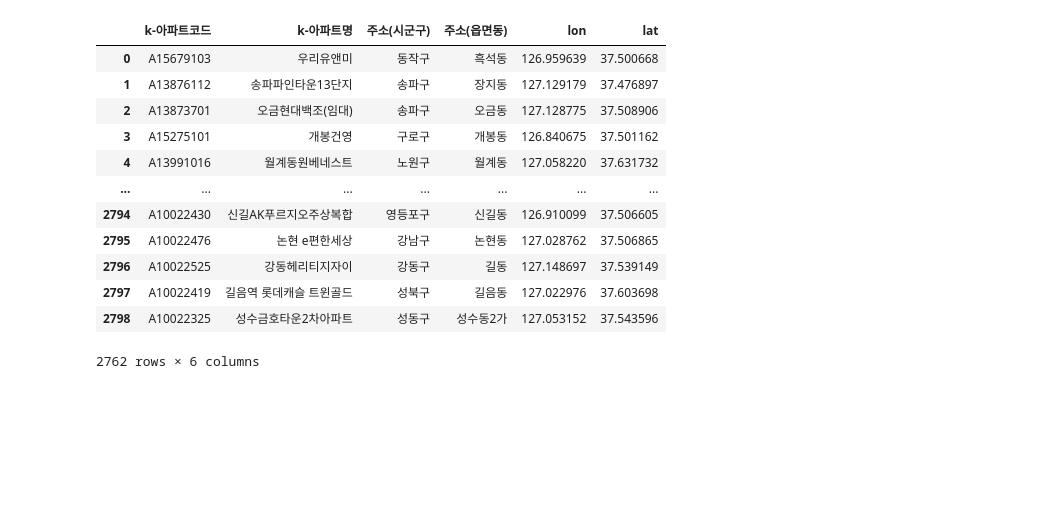
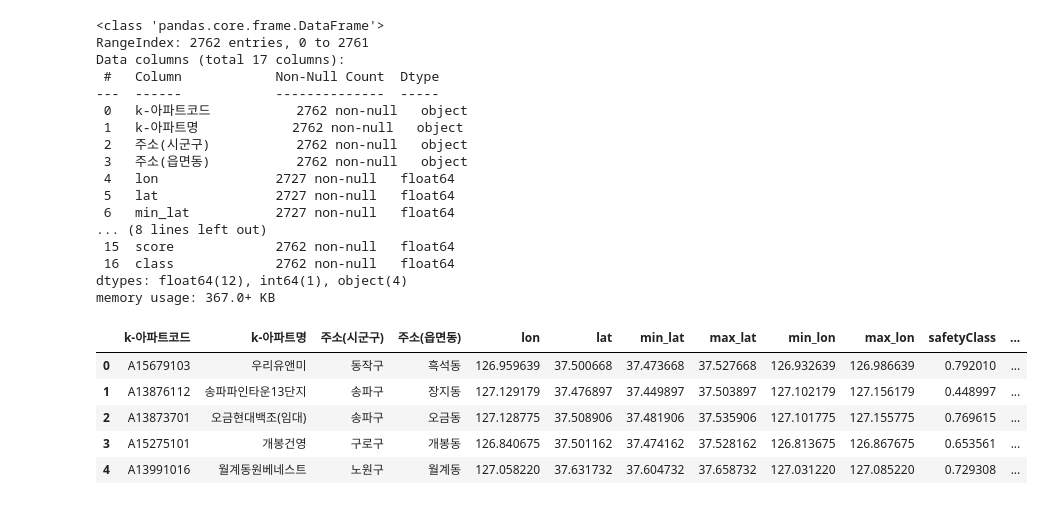
Before and after one commit to fenpon/Machine-Learning-Project1, a Jupyter notebook: mainModel.ipynb, the cells around one changed output. Cells and saved outputs as stored; diff of their text form; code cells hidden in the pictures; blank space fills up the shorter version.

```diff
--- a/mainModel.ipynb
+++ b/mainModel.ipynb
@@ -1,23 +1,43 @@
 # %%
 import pandas as pd
 import numpy as np
+# %%
+aparts = pd.read_csv('./export/safety/apartSafetyTrained.csv')
+aparts.info()
+# %% [output]
+<class 'pandas.core.frame.DataFrame'>
+RangeIndex: 2762 entries, 0 to 2761
+Data columns (total 17 columns):
+ #   Column            Non-Null Count  Dtype
+---  ------            --------------  -----
+ 0   k-아파트코드           2762 non-null   object
+ 1   k-아파트명            2762 non-null   object
+ 2   주소(시군구)           2762 non-null   object
+ 3   주소(읍면동)           2762 non-null   object
+ 4   lon               2727 non-null   float64
+ 5   lat               2727 non-null   float64
+ 6   min_lat           2727 non-null   float64
+... (8 lines left out)
+ 15  score             2762 non-null   float64
+ 16  class             2762 non-null   float64
+dtypes: float64(12), int64(1), object(4)
+memory usage: 367.0+ KB
 # %%
-aparts = pd.read_csv('./data/aparts.csv')
-aparts = aparts[aparts['주소(시도)k-apt주소split'] == '서울'][['k-아파트코드','k-아파트명','주소(시군구)','주소(읍면동)','좌표X','좌표Y']]
+
+
+aparts = aparts[['k-아파트코드','k-아파트명','주소(시군구)','주소(읍면동)',
+                 'lon','lat','min_lat','max_lat','min_lon','max_lon',
+                 'score','class']]
+
 aparts = aparts.drop_duplicates(subset='k-아파트코드') # 중복 아파트 제거
-aparts = aparts.rename(columns={'좌표X': 'lon', '좌표Y': 'lat'})
-aparts
+aparts = aparts.rename(columns={'class': 'safetyClass','score':'safetyClass'})
+#안전 등급은 이미 평가가 되어있다.
+#safetymodel.ipynb 에서 생성됨.
+aparts.head()
 # %% [output]
-|  | k-아파트코드 | k-아파트명 | 주소(시군구) | 주소(읍면동) | lon | lat |
-| 0 | A15679103 | 우리유앤미 | 동작구 | 흑석동 | 126.959639 | 37.500668 |
-| 1 | A13876112 | 송파파인타운13단지 | 송파구 | 장지동 | 127.129179 | 37.476897 |
-| 2 | A13873701 | 오금현대백조(임대) | 송파구 | 오금동 | 127.128775 | 37.508906 |
-| 3 | A15275101 | 개봉건영 | 구로구 | 개봉동 | 126.840675 | 37.501162 |
-| 4 | A13991016 | 월계동원베네스트 | 노원구 | 월계동 | 127.058220 | 37.631732 |
-| ... | ... | ... | ... | ... | ... | ... |
-| 2794 | A10022430 | 신길AK푸르지오주상복합 | 영등포구 | 신길동 | 126.910099 | 37.506605 |
-| 2795 | A10022476 | 논현 e편한세상 | 강남구 | 논현동 | 127.028762 | 37.506865 |
-| 2796 | A10022525 | 강동헤리티지자이 | 강동구 | 길동 | 127.148697 | 37.539149 |
-| 2797 | A10022419 | 길음역 롯데캐슬 트윈골드 | 성북구 | 길음동 | 127.022976 | 37.603698 |
-| 2798 | A10022325 | 성수금호타운2차아파트 | 성동구 | 성수동2가 | 127.053152 | 37.543596 |
+|  | k-아파트코드 | k-아파트명 | 주소(시군구) | 주소(읍면동) | lon | lat | min_lat | max_lat | min_lon | max_lon | safetyClass | ... |
+| 0 | A15679103 | 우리유앤미 | 동작구 | 흑석동 | 126.959639 | 37.500668 | 37.473668 | 37.527668 | 126.932639 | 126.986639 | 0.792010 | ... |
+| 1 | A13876112 | 송파파인타운13단지 | 송파구 | 장지동 | 127.129179 | 37.476897 | 37.449897 | 37.503897 | 127.102179 | 127.156179 | 0.448997 | ... |
+| 2 | A13873701 | 오금현대백조(임대) | 송파구 | 오금동 | 127.128775 | 37.508906 | 37.481906 | 37.535906 | 127.101775 | 127.155775 | 0.769615 | ... |
+| 3 | A15275101 | 개봉건영 | 구로구 | 개봉동 | 126.840675 | 37.501162 | 37.474162 | 37.528162 | 126.813675 | 126.867675 | 0.653561 | ... |
+| 4 | A13991016 | 월계동원베네스트 | 노원구 | 월계동 | 127.058220 | 37.631732 | 37.604732 | 37.658732 | 127.031220 | 127.085220 | 0.729308 | ... |
-2762 rows × 6 columns
```
Also changed, not shown: parts of 11 cells of this notebook, 7 other files.
